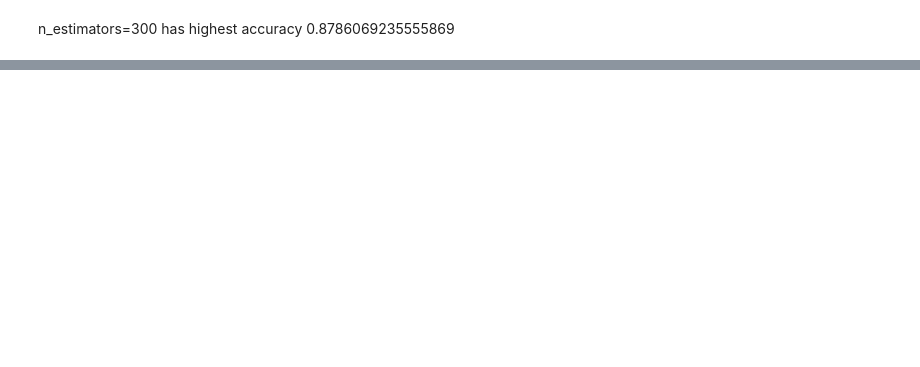
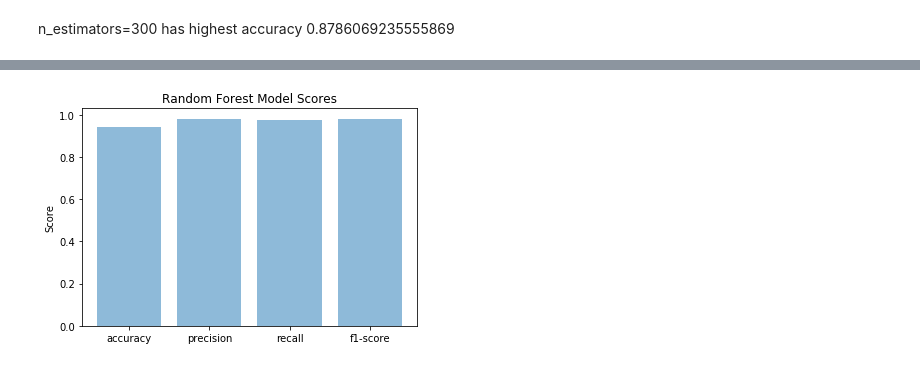
Before and after one commit to ianfawaz/CSCI4502-5502-DataMiningProject, a Jupyter notebook: Random Forest.ipynb, the cells around one changed output, grey strips where cells are left out. Cells and saved outputs as stored; diff of their text form; code cells hidden in the pictures; blank space fills up the shorter version.

```diff
--- a/Random Forest.ipynb
+++ b/Random Forest.ipynb
@@ -131,3 +170,15 @@ f1 =f1_score(y_test, y_pred)
+# %%
+objects = scores,p,r,f1
+y_pos = np.arange(len(objects))
+
+plt.bar(y_pos, objects, align='center', alpha=0.5)
+plt.xticks([0, 1, 2, 3], ["accuracy", "precision", "recall", "f1-score"])
+plt.ylabel('Score')
+plt.title('Random Forest Model Scores')
+
+plt.show()
+# %% [output]
+[figure, added]
 # %%
 # Build a forest and compute the feature importances
 
```
Also changed, not shown: parts of 15 cells of this notebook.
